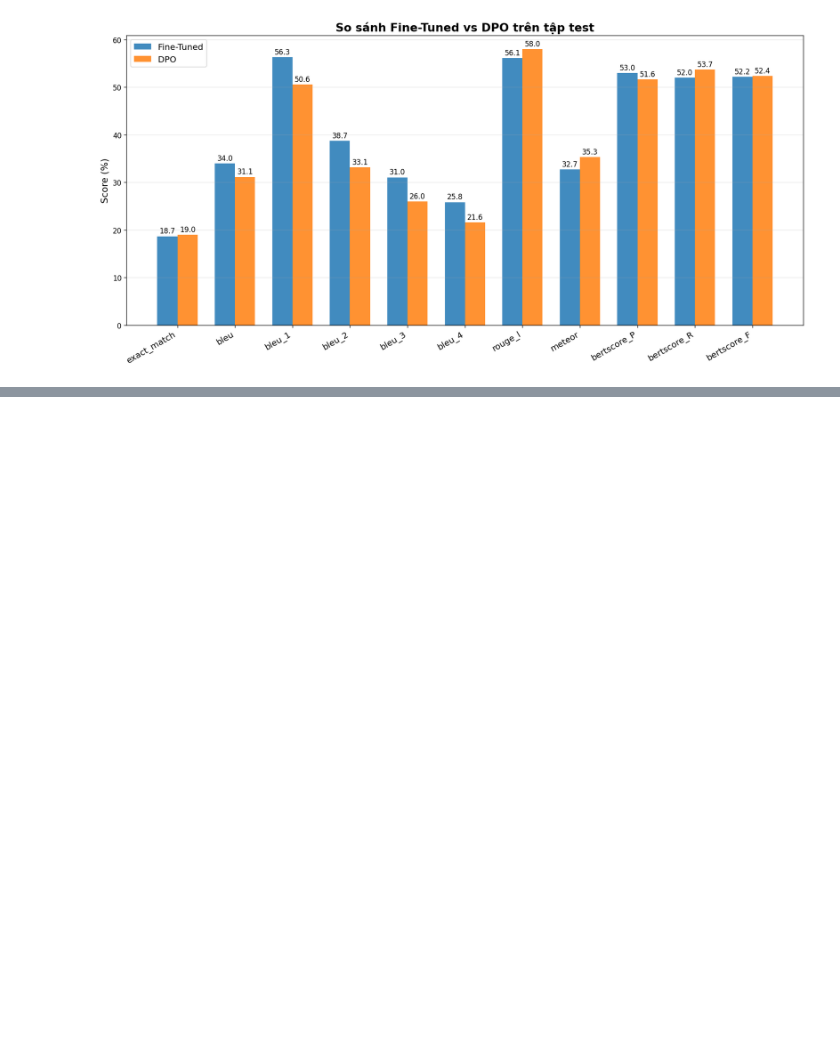
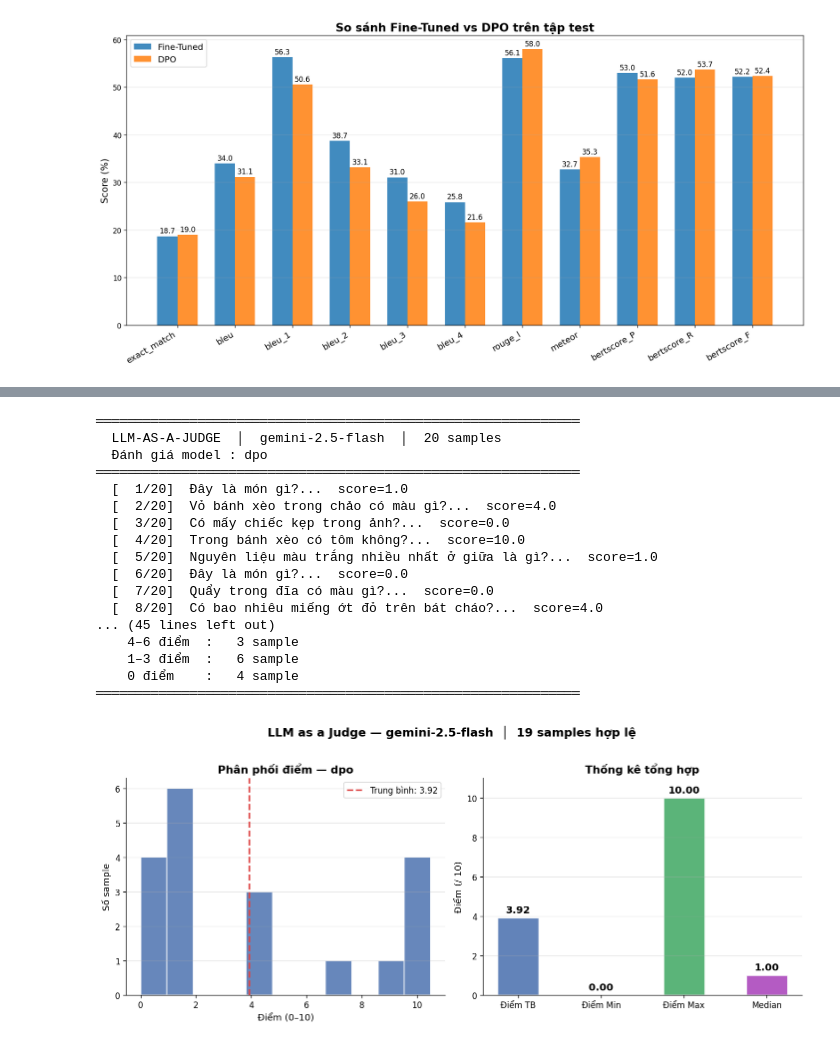
Before and after one commit to Vinh306/DL-VQA-2526, a Jupyter notebook: eval.ipynb, the cells around one changed output, grey strips where cells are left out. Drawn from its saved outputs; the diff is of its cells as text; code cells hidden in the pictures; blank space fills up the shorter version.

```diff
--- a/eval.ipynb
+++ b/eval.ipynb
@@ -438,7 +437,7 @@ evaluator_dpo = VQAEvaluator(
     bleu_tokenize="char",                   # char-level phù hợp tiếng Việt
 )
 
-metrics_dpo, _, _ = evaluator_dpo.evaluate(
+metrics_dpo, test_pred_dpo, _ = evaluator_dpo.evaluate(
     model = model_dpo,
     loader = None,
     model_name = "BLIP-DPO (lpv30/DL-CK-DPO)",
@@ -526,0 +590,31 @@ plt.show()
+# %%
+judge_dpo = LLMJudge(
+    api_key = os.environ.get("GEMINI_API_KEY", ""),
+    model_name = "dpo",
+    max_samples = 20,
+    delay = 15,
+)
+
+results_dpo = judge_dpo.evaluate(test_samples, test_pred_dpo)
+judge_dpo.save("judge_results_dpo.json")
+judge_dpo._print_summary(judge_dpo.summary)
+judge_dpo.plot_summary()
+# %% [output]
+══════════════════════════════════════════════════════════════
+  LLM-AS-A-JUDGE  │  gemini-2.5-flash  │  20 samples
+  Đánh giá model : dpo
+══════════════════════════════════════════════════════════════
+  [  1/20]  Đây là món gì?...  score=1.0
+  [  2/20]  Vỏ bánh xèo trong chảo có màu gì?...  score=4.0
+  [  3/20]  Có mấy chiếc kẹp trong ảnh?...  score=0.0
+  [  4/20]  Trong bánh xèo có tôm không?...  score=10.0
+  [  5/20]  Nguyên liệu màu trắng nhiều nhất ở giữa là gì?...  score=1.0
+  [  6/20]  Đây là món gì?...  score=0.0
+  [  7/20]  Quẩy trong đĩa có màu gì?...  score=0.0
+  [  8/20]  Có bao nhiêu miếng ớt đỏ trên bát cháo?...  score=4.0
+... (45 lines left out)
+    4–6 điểm  :   3 sample
+    1–3 điểm  :   6 sample
+    0 điểm    :   4 sample
+══════════════════════════════════════════════════════════════
+[figure, added]
```
Also changed, not shown: parts of 8 cells of this notebook, 6 other files.
